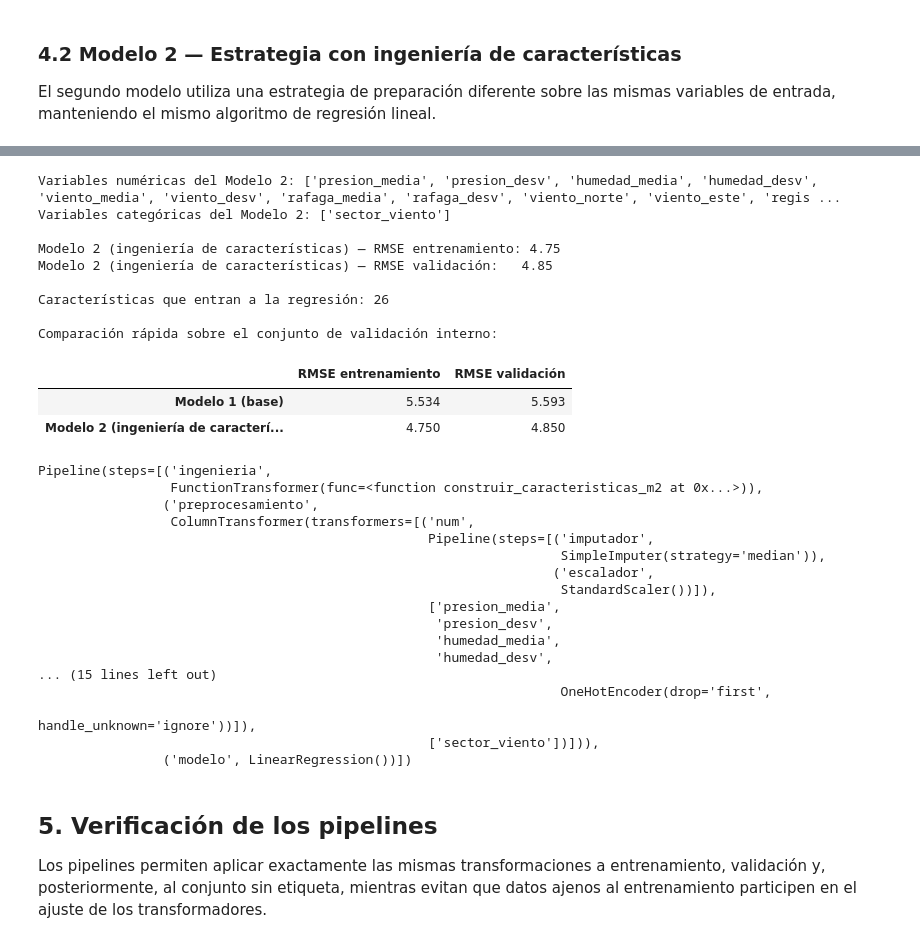
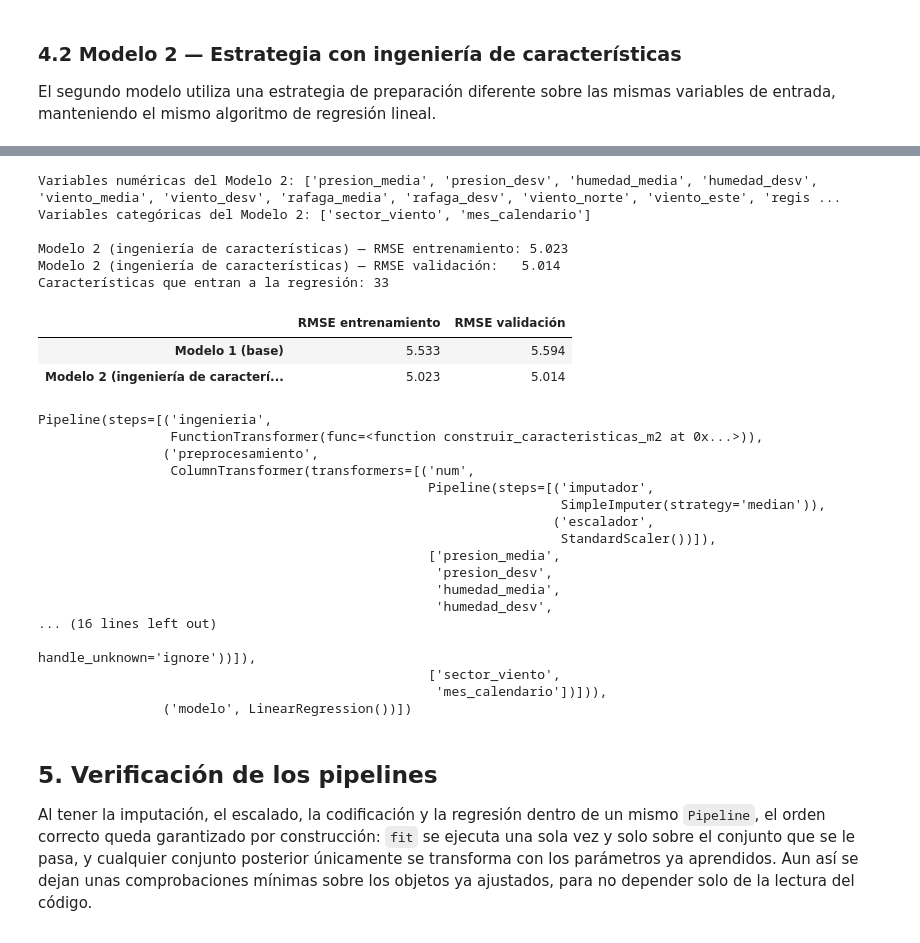
Before and after one commit to dazambrano2/MaterialDeClase-ISIS-2611, a Jupyter notebook: 202620/Laboratorios/L1/Lab1.ipynb, the cells around one changed output, grey strips where cells are left out. Drawn from its saved outputs; the diff is of its cells as text; code cells hidden in the pictures.

```diff
--- a/202620/Laboratorios/L1/Lab1.ipynb
+++ b/202620/Laboratorios/L1/Lab1.ipynb
@@ -1082,9 +1110,17 @@ El primer modelo utilizará una estrategia de preparación base y servirá como
 from sklearn.linear_model import LinearRegression
 from sklearn.metrics import mean_squared_error
 
+# Todas las numéricas disponibles; como categóricas, sector_viento y estacion.
+# mes_calendario se reserva para el Modelo 2 (misma información, otra granularidad).
+variables_numericas_m1 = X_train.select_dtypes("number").columns.tolist()
+variables_categoricas_m1 = ["sector_viento", "estacion"]
+
+print("Variables numéricas del Modelo 1:", variables_numericas_m1)
+print("Variables categóricas del Modelo 1:", variables_categoricas_m1)
+
 modelo_1 = Pipeline(steps=[
     ("preprocesamiento", construir_preprocesador(
-        variables_numericas, variables_categoricas, imputacion_numerica="mean")),
+        variables_numericas_m1, variables_categoricas_m1)),
     ("modelo", LinearRegression()),
 ])
 
@@ -1093,8 +1129,9 @@ modelo_1.fit(X_train, y_train)
 rmse_train_m1 = mean_squared_error(y_train, modelo_1.predict(X_train)) ** 0.5
 rmse_val_m1 = mean_squared_error(y_val, modelo_1.predict(X_val)) ** 0.5
 
-print("Modelo 1 (estrategia base) — RMSE entrenamiento:", round(rmse_train_m1, 3))
+print("\nModelo 1 (estrategia base) — RMSE entrenamiento:", round(rmse_train_m1, 3))
 print("Modelo 1 (estrategia base) — RMSE validación:  ", round(rmse_val_m1, 3))
-print("\nCaracterísticas que entran a la regresión:", len(nombres_caracteristicas(modelo_1)))
+print("Características que entran a la regresión:", len(nombres_caracteristicas(modelo_1)))
+
 modelo_1
 # %% [output]
@@ -1158,24 +1193,15 @@ def construir_caracteristicas_m2(df):
     validación y a datos nuevos sin riesgo de fuga de información."""
     df = df.copy()
 
-    # 1. Ciclo anual: el día del año es una variable circular de periodo ~365.25.
-    angulo_dia = 2 * np.pi * df["dia_del_anio"] / 365.25
-    df["dia_sin"] = np.sin(angulo_dia)
-    df["dia_cos"] = np.cos(angulo_dia)
-
-    # 2. Dirección del viento: variable circular de periodo 360 grados.
-    angulo_direccion = np.deg2rad(df["direccion_viento"])
-    df["direccion_sin"] = np.sin(angulo_direccion)
-    df["direccion_cos"] = np.cos(angulo_direccion)
-
-    # 3. Rango diario de cada grupo, en sustitución de su mínimo y su máximo.
+    # Rango diario de cada grupo, en sustitución de su mínimo y su máximo.
     for grupo, (col_min, col_max) in grupos_min_max.items():
         df[f"{grupo}_rango"] = df[col_max] - df[col_min]
 
-    columnas_sustituidas = ["dia_del_anio", "direccion_viento"]
-    columnas_sustituidas += [c for par in grupos_min_max.values() for c in par]
-    # estacion se descarta: duplica el ciclo anual que ya capturan dia_sin/dia_cos.
-    columnas_sustituidas += ["estacion"]
+    columnas_sustituidas = [c for par in grupos_min_max.values() for c in par]
+    # dia_del_anio y estacion: el ciclo anual pasa a representarse con mes_calendario.
+    columnas_sustituidas += ["dia_del_anio", "estacion"]
+    # direccion_viento en grados: se representa con sector_viento, ya disponible.
+    columnas_sustituidas += ["direccion_viento"]
 
     return df.drop(columns=columnas_sustituidas)
 
@@ -1186,45 +1212,47 @@ X_train_m2 = construir_caracteristicas_m2(X_train)
 variables_numericas_m2 = X_train_m2.select_dtypes("number").columns.tolist()
 variables_categoricas_m2 = X_train_m2.select_dtypes(exclude="number").columns.tolist()
 
 print("Variables numéricas del Modelo 2:", variables_numericas_m2)
 print("Variables categóricas del Modelo 2:", variables_categoricas_m2)
 
 modelo_2 = Pipeline(steps=[
     ("ingenieria", FunctionTransformer(construir_caracteristicas_m2)),
     ("preprocesamiento", construir_preprocesador(
-        variables_numericas_m2, variables_categoricas_m2, imputacion_numerica="median")),
+        variables_numericas_m2, variables_categoricas_m2)),
     ("modelo", LinearRegression()),
 ])
 
 modelo_2.fit(X_train, y_train)
 
 rmse_train_m2 = mean_squared_error(y_train, modelo_2.predict(X_train)) ** 0.5
 rmse_val_m2 = mean_squared_error(y_val, modelo_2.predict(X_val)) ** 0.5
 
 print("\nModelo 2 (ingeniería de características) — RMSE entrenamiento:", round(rmse_train_m2, 3))
 print("Modelo 2 (ingeniería de características) — RMSE validación:  ", round(rmse_val_m2, 3))
-print("\nCaracterísticas que entran a la regresión:", len(nombres_caracteristicas(modelo_2)))
+print("Características que entran a la regresión:", len(nombres_caracteristicas(modelo_2)))
 
-print("\nComparación rápida sobre el conjunto de validación interno:")
 display(pd.DataFrame({
     "RMSE entrenamiento": [rmse_train_m1, rmse_train_m2],
     "RMSE validación": [rmse_val_m1, rmse_val_m2],
 }, index=["Modelo 1 (base)", "Modelo 2 (ingeniería de características)"]).round(3))
 
+# Lectura preliminar: el Modelo 2 obtiene un RMSE menor sobre la partición interna y
+# la brecha entre entrenamiento y validación sigue siendo pequeña en ambos casos, lo
+# que no sugiere sobreajuste. Esto NO cierra todavía la selección del modelo: la
+# comparación formal se hace en la sección de evaluación, sobre las tres métricas
+# solicitadas (RMSE, MAE y R2).
+
 modelo_2
 # %% [output]
 Variables numéricas del Modelo 2: ['presion_media', 'presion_desv', 'humedad_media', 'humedad_desv', 'viento_media', 'viento_desv', 'rafaga_media', 'rafaga_desv', 'viento_norte', 'viento_este', 'regis ...
-Variables categóricas del Modelo 2: ['sector_viento']
+Variables categóricas del Modelo 2: ['sector_viento', 'mes_calendario']
 
-Modelo 2 (ingeniería de características) — RMSE entrenamiento: 4.75
-Modelo 2 (ingeniería de características) — RMSE validación:   4.85
-
-Características que entran a la regresión: 26
-
-Comparación rápida sobre el conjunto de validación interno:
+Modelo 2 (ingeniería de características) — RMSE entrenamiento: 5.023
+Modelo 2 (ingeniería de características) — RMSE validación:   5.014
+Características que entran a la regresión: 33
 |  | RMSE entrenamiento | RMSE validación |
-| Modelo 1 (base) | 5.534 | 5.593 |
-| Modelo 2 (ingeniería de caracterí... | 4.750 | 4.850 |
+| Modelo 1 (base) | 5.533 | 5.594 |
+| Modelo 2 (ingeniería de caracterí... | 5.023 | 5.014 |
 Pipeline(steps=[('ingenieria',
                  FunctionTransformer(func=<function construir_caracteristicas_m2 at 0x...>)),
                 ('preprocesamiento',
@@ -1237,13 +1265,18 @@ Pipeline(steps=[('ingenieria',
                                                    'presion_desv',
                                                    'humedad_media',
                                                    'humedad_desv',
-... (15 lines left out)
-                                                                   OneHotEncoder(drop='first',
+... (16 lines left out)
                                                                                  handle_unknown='ignore'))]),
-                                                  ['sector_viento'])])),
+                                                  ['sector_viento',
+                                                   'mes_calendario'])])),
                 ('modelo', LinearRegression())])
 # %% [markdown]
 ## 5. Verificación de los pipelines
 
-Los pipelines permiten aplicar exactamente las mismas transformaciones a entrenamiento, validación y, posteriormente, al conjunto sin etiqueta, mientras evitan que datos ajenos al entrenamiento participen en el ajuste de los transformadores.
+Al tener la imputación, el escalado, la codificación y la regresión dentro de un
+mismo `Pipeline`, el orden correcto queda garantizado por construcción: `fit` se
+ejecuta una sola vez y solo sobre el conjunto que se le pasa, y cualquier conjunto
+posterior únicamente se transforma con los parámetros ya aprendidos. Aun así se
+dejan unas comprobaciones mínimas sobre los objetos ya ajustados, para no depender
+solo de la lectura del código.
 # %% [markdown]
```
Also changed, not shown: parts of 15 cells of this notebook.
